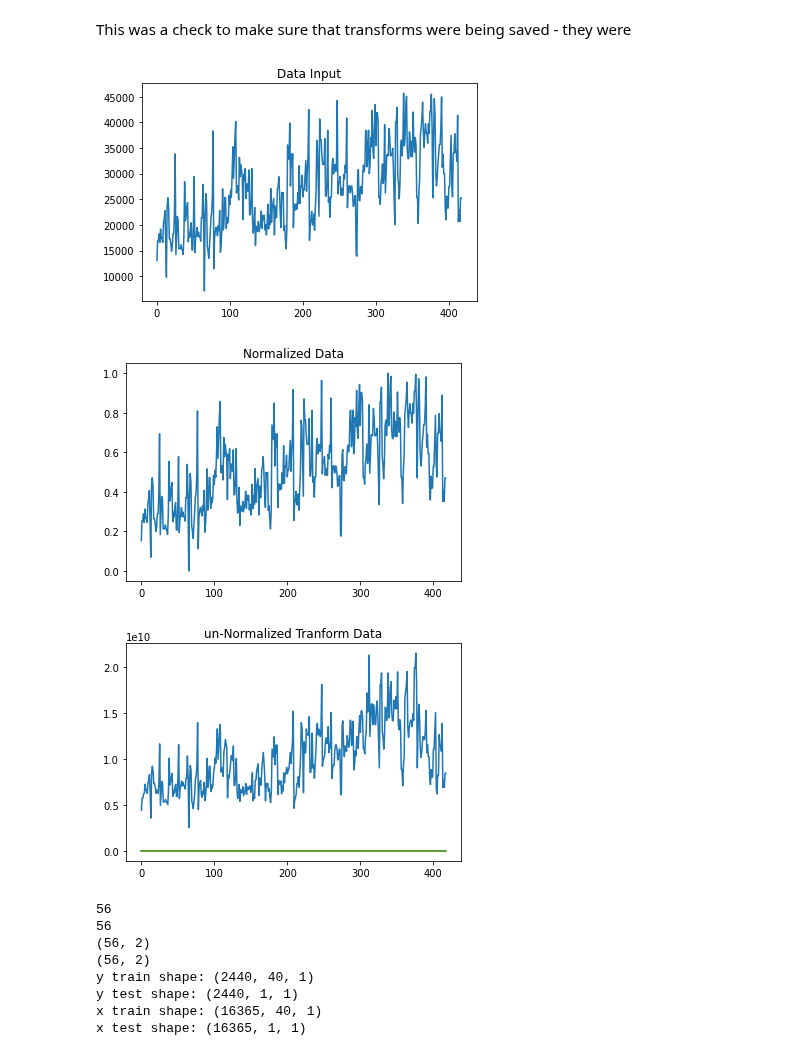
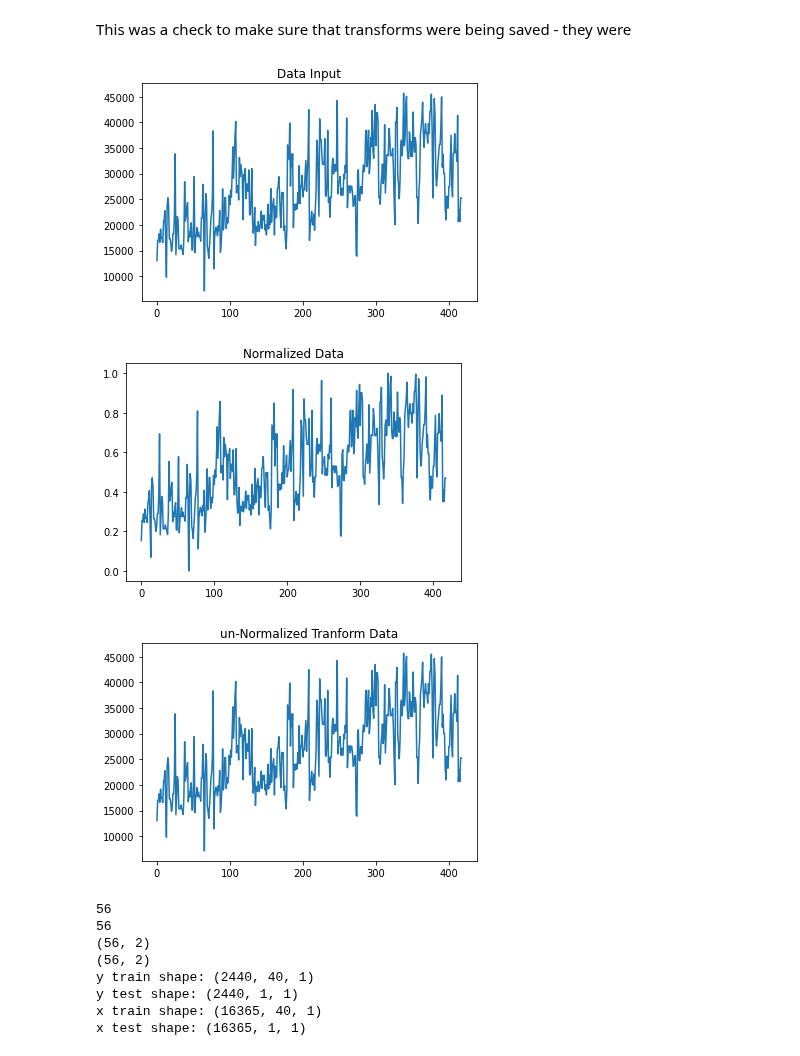
Before and after one commit to Abuynits/TE_Connect, a Jupyter notebook: sales_forcasting.ipynb, the cells around one changed output. Cells and saved outputs as stored; diff of their text form; code cells hidden in the pictures.

Commit message:
fixed problem w checking invT for data

```diff
--- a/sales_forcasting.ipynb
+++ b/sales_forcasting.ipynb
@@ -320,25 +320,25 @@ This was a check to make sure that transforms were being saved - they were
 # %%
 k = '202', 'Asia Pacific & ANZ', 'Channel - Industrial'
 
 #display(transformed_data[k])
 plt.title("Data Input")
 plt.plot(reg_data[k]['sales_amount'])
 plt.show()
 plt.title("Normalized Data")
 plt.plot(transformed_data[k]['sales_amount'])
 plt.show()
 transform = transformations[k]
 plt.title("un-Normalized Tranform Data")
-inv_t_data = transform.inverse_transform(transformed_data[k][["sales_quantity","sales_amount","Price"]])
+inv_t_data = transform.inverse_transform(transformed_data[k][Data_Prep.input_data_cols])
 #display(inv_t_data)
 #print(np.asarray(inv_t_data).shape)
 plt.plot(inv_t_data)
 plt.show()
 # shape is __ x 3
 # %% [output]
 [figure]
 [figure]
-[figure, old version]
+[figure, new version]
 # %%
 
 def prep_data(data, past, future, input_data_cols,output_data_cols):
```
Also changed, not shown: parts of 6 cells of this notebook.
